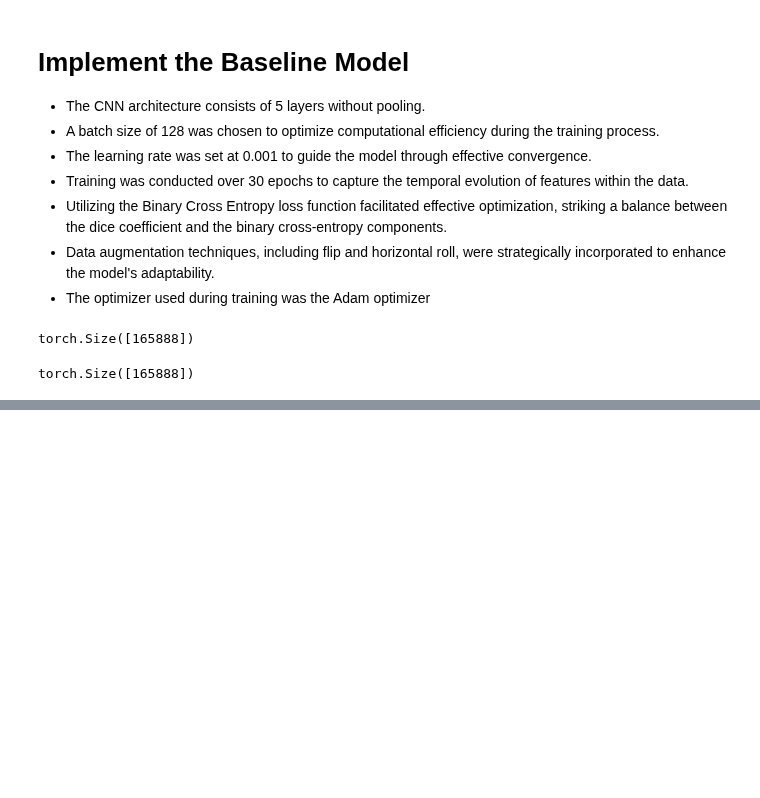
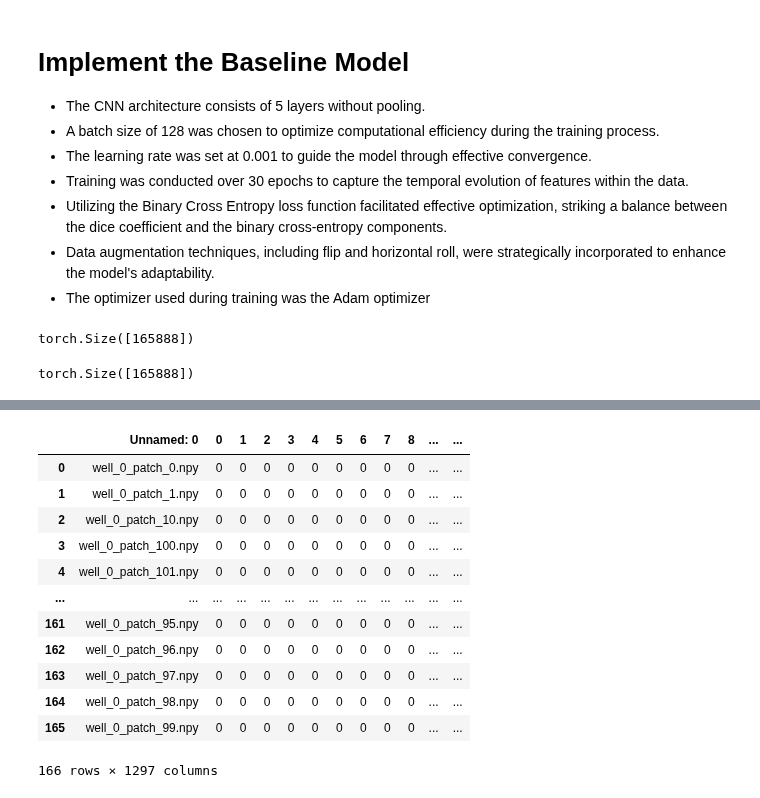
Before and after one commit to EllingtonKirby/Pipe-Corrosion-Detection, a Jupyter notebook: exploration.ipynb, the cells around one changed output, grey strips where cells are left out. Cells and saved outputs as stored; diff of their text form; code cells hidden in the pictures; blank space fills up the shorter version.

```diff
--- a/exploration.ipynb
+++ b/exploration.ipynb
@@ -445,0 +555,16 @@ torch.Size([165888])
+# %%
+df_y[df_y['Unnamed: 0'].str.extract(pattern)[0] == '0']
+# %% [output]
+|  | Unnamed: 0 | 0 | 1 | 2 | 3 | 4 | 5 | 6 | 7 | 8 | ... | ... |
+| 0 | well_0_patch_0.npy | 0 | 0 | 0 | 0 | 0 | 0 | 0 | 0 | 0 | ... | ... |
+| 1 | well_0_patch_1.npy | 0 | 0 | 0 | 0 | 0 | 0 | 0 | 0 | 0 | ... | ... |
+| 2 | well_0_patch_10.npy | 0 | 0 | 0 | 0 | 0 | 0 | 0 | 0 | 0 | ... | ... |
+| 3 | well_0_patch_100.npy | 0 | 0 | 0 | 0 | 0 | 0 | 0 | 0 | 0 | ... | ... |
+| 4 | well_0_patch_101.npy | 0 | 0 | 0 | 0 | 0 | 0 | 0 | 0 | 0 | ... | ... |
+| ... | ... | ... | ... | ... | ... | ... | ... | ... | ... | ... | ... | ... |
+| 161 | well_0_patch_95.npy | 0 | 0 | 0 | 0 | 0 | 0 | 0 | 0 | 0 | ... | ... |
+| 162 | well_0_patch_96.npy | 0 | 0 | 0 | 0 | 0 | 0 | 0 | 0 | 0 | ... | ... |
+| 163 | well_0_patch_97.npy | 0 | 0 | 0 | 0 | 0 | 0 | 0 | 0 | 0 | ... | ... |
+| 164 | well_0_patch_98.npy | 0 | 0 | 0 | 0 | 0 | 0 | 0 | 0 | 0 | ... | ... |
+| 165 | well_0_patch_99.npy | 0 | 0 | 0 | 0 | 0 | 0 | 0 | 0 | 0 | ... | ... |
+166 rows × 1297 columns
```
Also changed, not shown: parts of 20 cells of this notebook, 3 other files.
